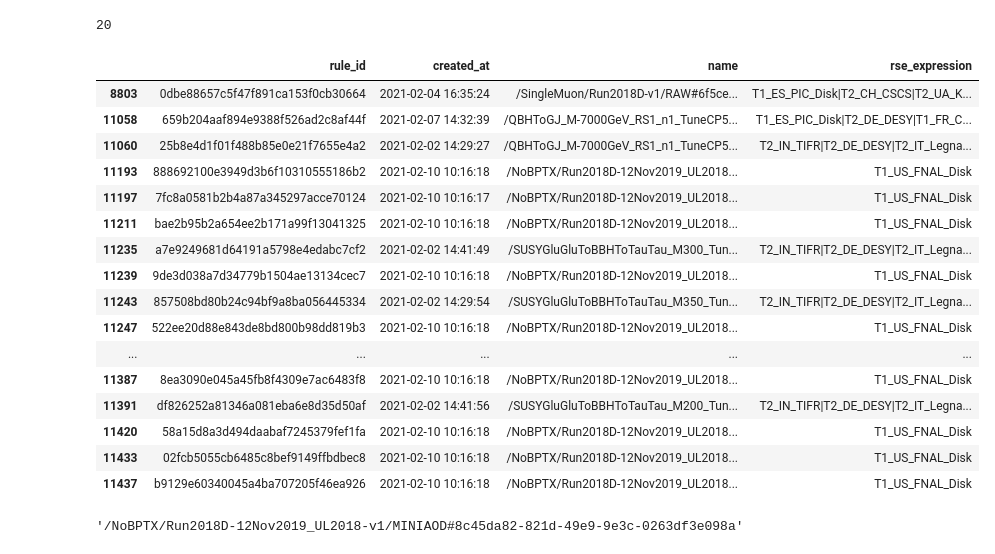
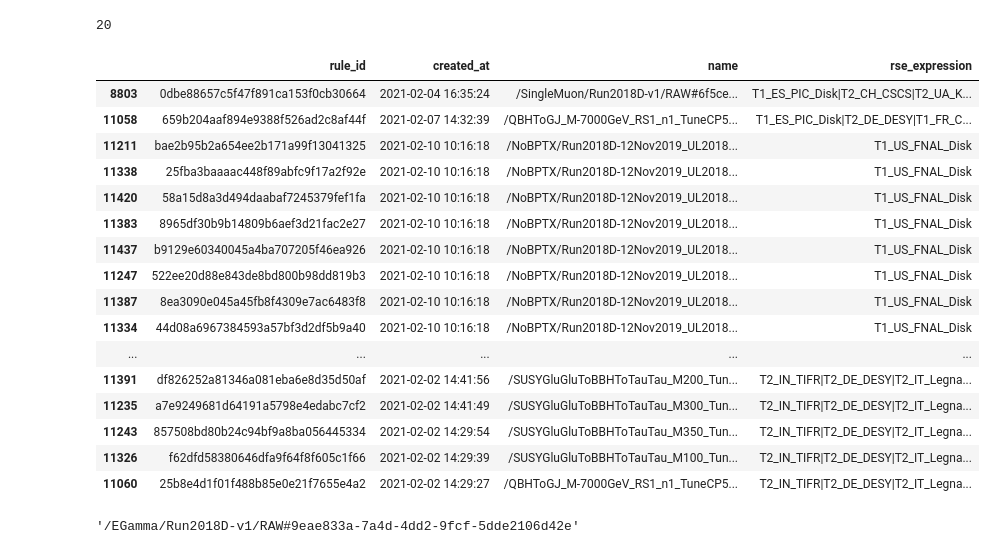
Before and after one commit to flgomezc/solid-meme, a Jupyter notebook: TheBristolIncident/2021-02-12 Reading the pandas dataframe of rules.ipynb, the cells around one changed output. Cells and saved outputs as stored; diff of their text form; code cells hidden in the pictures.

Commit message:
Checking RSE_EXPRESSIONS of the rules created since 2021-02-01

```diff
--- a/TheBristolIncident/2021-02-12 Reading the pandas dataframe of rules.ipynb
+++ b/TheBristolIncident/2021-02-12 Reading the pandas dataframe of rules.ipynb
@@ -24,6 +24,8 @@ df
 | 11477 | d491c4d926dd4db9a34d8692c4f5f6cf | 2020-10-07 17:44:50 | /JetHT/Run2018D-v1/RAW#81d9b375-b... | T2_UA_KIPT |
 | 11478 | 5af65de7a5e74d9ea7e78312a5ee2dd7 | 2020-10-07 17:44:47 | /JetHT/Run2018D-v1/RAW#81d9b375-b... | T2_US_UCSD |
 11479 rows × 4 columns
+# %%
+df = df.sort_values(by='created_at')
 # %%
 plt.hist(df.created_at)
 # %% [output]
@@ -113,26 +116,26 @@ len(df.rule_id[df.created_at > datetime.strptime('2021-02-01 23:00:00', '%Y-%m-%
 # %% [output]
 20
 # %%
-df[df.created_at > datetime.strptime('2021-02-01 23:00:00', '%Y-%m-%d %H:%M:%S')]
+df[df.created_at > datetime.strptime('2021-02-01 23:00:00', '%Y-%m-%d %H:%M:%S')].sort_values('rse_expression')
 # %% [output]
 |  | rule_id | created_at | name | rse_expression |
 | 8803 | 0dbe88657c5f47f891ca153f0cb30664 | 2021-02-04 16:35:24 | /SingleMuon/Run2018D-v1/RAW#6f5ce... | T1_ES_PIC_Disk|T2_CH_CSCS|T2_UA_K... |
 | 11058 | 659b204aaf894e9388f526ad2c8af44f | 2021-02-07 14:32:39 | /QBHToGJ_M-7000GeV_RS1_n1_TuneCP5... | T1_ES_PIC_Disk|T2_DE_DESY|T1_FR_C... |
+| 11211 | bae2b95b2a654ee2b171a99f13041325 | 2021-02-10 10:16:18 | /NoBPTX/Run2018D-12Nov2019_UL2018... | T1_US_FNAL_Disk |
+| 11338 | 25fba3baaaac448f89abfc9f17a2f92e | 2021-02-10 10:16:18 | /NoBPTX/Run2018D-12Nov2019_UL2018... | T1_US_FNAL_Disk |
+| 11420 | 58a15d8a3d494daabaf7245379fef1fa | 2021-02-10 10:16:18 | /NoBPTX/Run2018D-12Nov2019_UL2018... | T1_US_FNAL_Disk |
+| 11383 | 8965df30b9b14809b6aef3d21fac2e27 | 2021-02-10 10:16:18 | /NoBPTX/Run2018D-12Nov2019_UL2018... | T1_US_FNAL_Disk |
+| 11437 | b9129e60340045a4ba707205f46ea926 | 2021-02-10 10:16:18 | /NoBPTX/Run2018D-12Nov2019_UL2018... | T1_US_FNAL_Disk |
+| 11247 | 522ee20d88e843de8bd800b98dd819b3 | 2021-02-10 10:16:18 | /NoBPTX/Run2018D-12Nov2019_UL2018... | T1_US_FNAL_Disk |
+| 11387 | 8ea3090e045a45fb8f4309e7ac6483f8 | 2021-02-10 10:16:18 | /NoBPTX/Run2018D-12Nov2019_UL2018... | T1_US_FNAL_Disk |
+| 11334 | 44d08a6967384593a57bf3d2df5b9a40 | 2021-02-10 10:16:18 | /NoBPTX/Run2018D-12Nov2019_UL2018... | T1_US_FNAL_Disk |
+| ... | ... | ... | ... | ... |
+| 11391 | df826252a81346a081eba6e8d35d50af | 2021-02-02 14:41:56 | /SUSYGluGluToBBHToTauTau_M200_Tun... | T2_IN_TIFR|T2_DE_DESY|T2_IT_Legna... |
+| 11235 | a7e9249681d64191a5798e4edabc7cf2 | 2021-02-02 14:41:49 | /SUSYGluGluToBBHToTauTau_M300_Tun... | T2_IN_TIFR|T2_DE_DESY|T2_IT_Legna... |
+| 11243 | 857508bd80b24c94bf9a8ba056445334 | 2021-02-02 14:29:54 | /SUSYGluGluToBBHToTauTau_M350_Tun... | T2_IN_TIFR|T2_DE_DESY|T2_IT_Legna... |
+| 11326 | f62dfd58380646dfa9f64f8f605c1f66 | 2021-02-02 14:29:39 | /SUSYGluGluToBBHToTauTau_M100_Tun... | T2_IN_TIFR|T2_DE_DESY|T2_IT_Legna... |
 | 11060 | 25b8e4d1f01f488b85e0e21f7655e4a2 | 2021-02-02 14:29:27 | /QBHToGJ_M-7000GeV_RS1_n1_TuneCP5... | T2_IN_TIFR|T2_DE_DESY|T2_IT_Legna... |
-| 11193 | 888692100e3949d3b6f10310555186b2 | 2021-02-10 10:16:18 | /NoBPTX/Run2018D-12Nov2019_UL2018... | T1_US_FNAL_Disk |
-| 11197 | 7fc8a0581b2b4a87a345297acce70124 | 2021-02-10 10:16:17 | /NoBPTX/Run2018D-12Nov2019_UL2018... | T1_US_FNAL_Disk |
-| 11211 | bae2b95b2a654ee2b171a99f13041325 | 2021-02-10 10:16:18 | /NoBPTX/Run2018D-12Nov2019_UL2018... | T1_US_FNAL_Disk |
-| 11235 | a7e9249681d64191a5798e4edabc7cf2 | 2021-02-02 14:41:49 | /SUSYGluGluToBBHToTauTau_M300_Tun... | T2_IN_TIFR|T2_DE_DESY|T2_IT_Legna... |
-| 11239 | 9de3d038a7d34779b1504ae13134cec7 | 2021-02-10 10:16:18 | /NoBPTX/Run2018D-12Nov2019_UL2018... | T1_US_FNAL_Disk |
-| 11243 | 857508bd80b24c94bf9a8ba056445334 | 2021-02-02 14:29:54 | /SUSYGluGluToBBHToTauTau_M350_Tun... | T2_IN_TIFR|T2_DE_DESY|T2_IT_Legna... |
-| 11247 | 522ee20d88e843de8bd800b98dd819b3 | 2021-02-10 10:16:18 | /NoBPTX/Run2018D-12Nov2019_UL2018... | T1_US_FNAL_Disk |
-| ... | ... | ... | ... | ... |
-| 11387 | 8ea3090e045a45fb8f4309e7ac6483f8 | 2021-02-10 10:16:18 | /NoBPTX/Run2018D-12Nov2019_UL2018... | T1_US_FNAL_Disk |
-| 11391 | df826252a81346a081eba6e8d35d50af | 2021-02-02 14:41:56 | /SUSYGluGluToBBHToTauTau_M200_Tun... | T2_IN_TIFR|T2_DE_DESY|T2_IT_Legna... |
-| 11420 | 58a15d8a3d494daabaf7245379fef1fa | 2021-02-10 10:16:18 | /NoBPTX/Run2018D-12Nov2019_UL2018... | T1_US_FNAL_Disk |
-| 11433 | 02fcb5055cb6485c8bef9149ffbdbec8 | 2021-02-10 10:16:18 | /NoBPTX/Run2018D-12Nov2019_UL2018... | T1_US_FNAL_Disk |
-| 11437 | b9129e60340045a4ba707205f46ea926 | 2021-02-10 10:16:18 | /NoBPTX/Run2018D-12Nov2019_UL2018... | T1_US_FNAL_Disk |
 # %%
 df.name.iloc[11437]
 # %% [output]
-'/NoBPTX/Run2018D-12Nov2019_UL2018-v1/MINIAOD#8c45da82-821d-49e9-9e3c-0263df3e098a'
+'/EGamma/Run2018D-v1/RAW#9eae833a-7a4d-4dd2-9fcf-5dde2106d42e'
```
Also changed, not shown: parts of 6 cells of this notebook.
